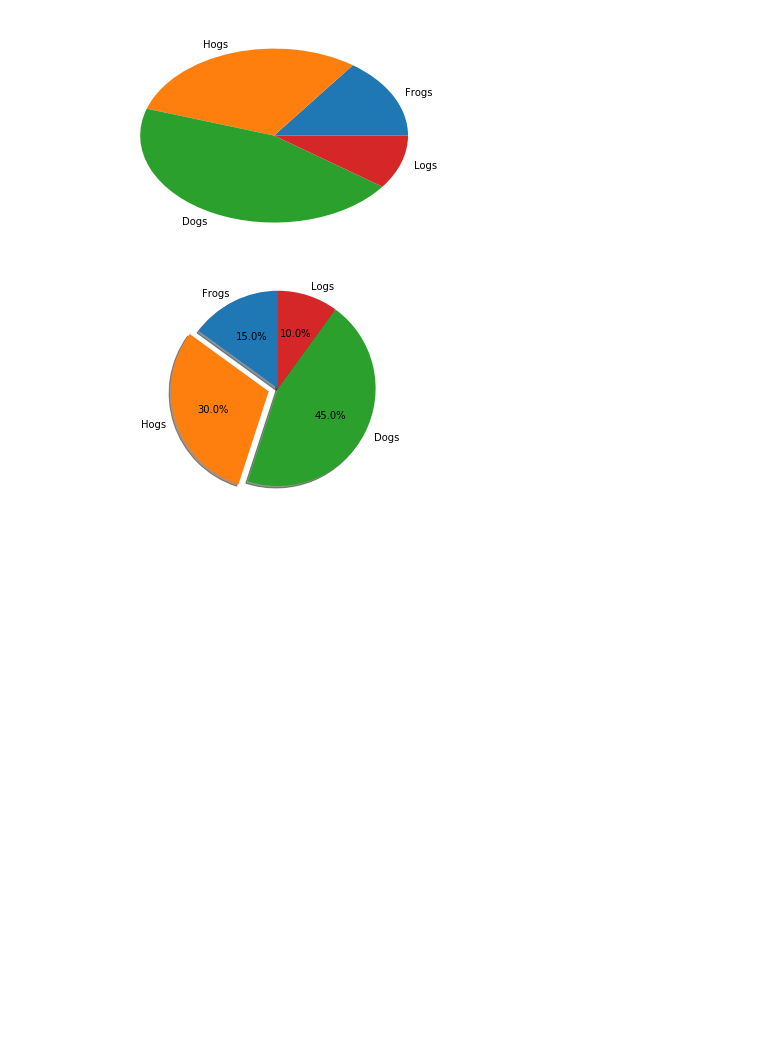
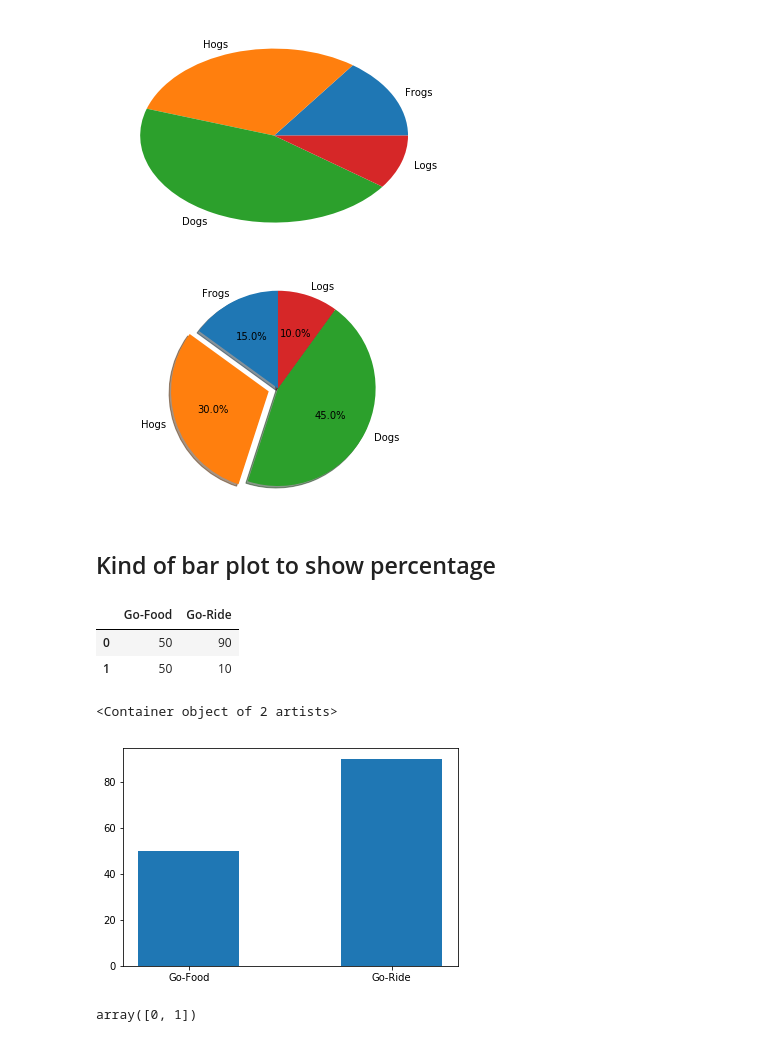
Before and after one commit to philogynic/notebooks, a Jupyter notebook: DataVisualization.ipynb, the cells around one changed output. Saved outputs shown, nothing was run; the diff lists cells and outputs as text; code cells hidden in the pictures; blank space fills up the shorter version.

```diff
--- a/DataVisualization.ipynb
+++ b/DataVisualization.ipynb
@@ -32,3 +33,22 @@ ax2.axis('equal')
 plt.show()
 # %% [output]
 [figure]
+# %% [markdown]
+## Kind of bar plot to show percentage
+# %%
+df = pd.DataFrame({'Go-Food':[50,50],'Go-Ride':[90,10]})
+df
+# %% [output]
+|  | Go-Food | Go-Ride |
+| 0 | 50 | 90 |
+| 1 | 50 | 10 |
+# %%
+fig, ax = plt.subplots()
+ax.bar(range(len(df.columns)), df.iloc[0], 0.5, tick_label=df.columns)
+# %% [output]
+<Container object of 2 artists>
+[figure, added]
+# %%
+np.arange(len(df.columns))
+# %% [output]
+array([0, 1])
```
Also changed, not shown: parts of 13 cells of this notebook, 3 other files.
